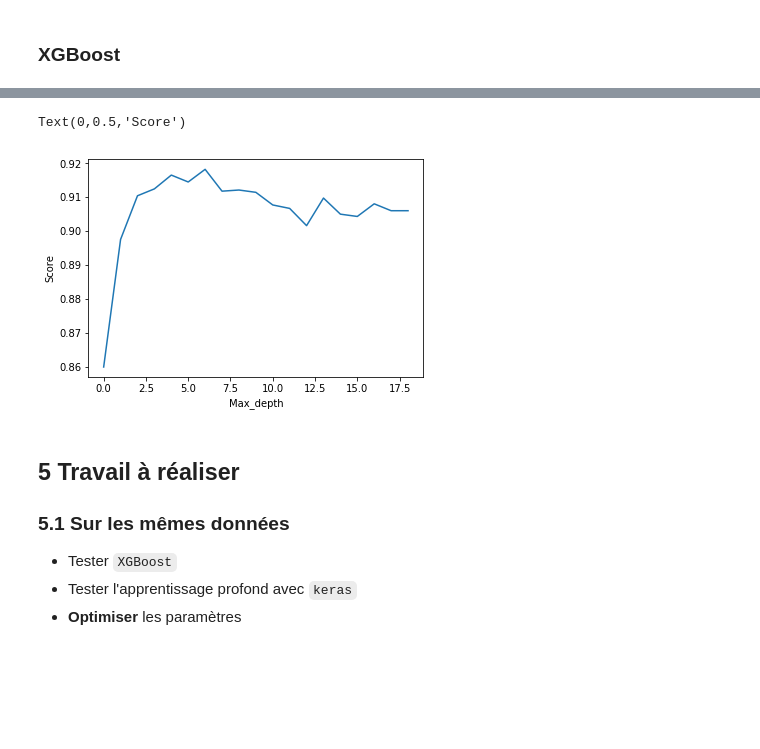
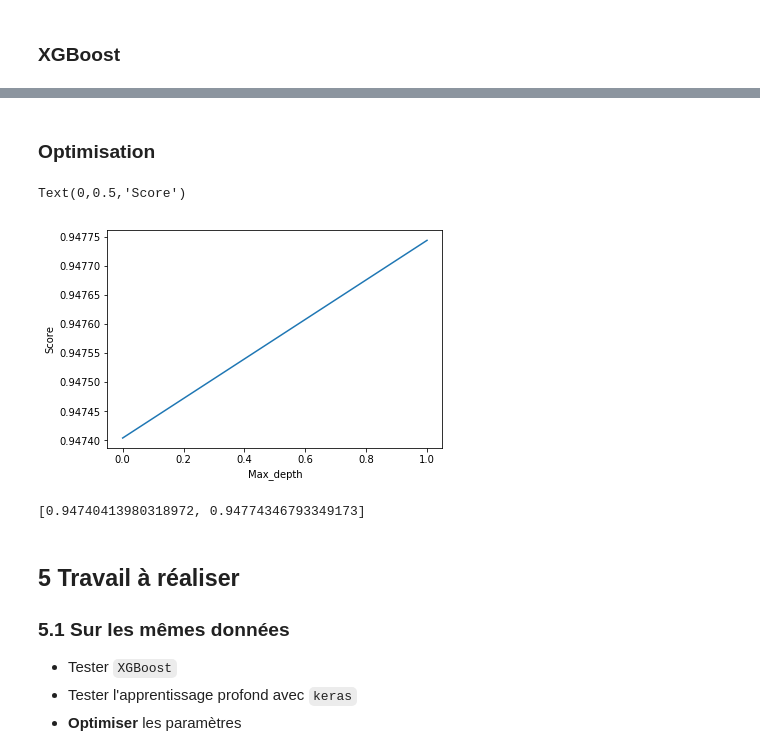
Before and after one commit to CangelosiQ/HAR, a Jupyter notebook: Atelier-HAR-metier-python.ipynb, the cells around one changed output, grey strips where cells are left out. Drawn from its saved outputs; the diff is of its cells as text; code cells hidden in the pictures; blank space fills up the shorter version.

Commit message:
optim xgboost et reglog

```diff
--- a/Atelier-HAR-metier-python.ipynb
+++ b/Atelier-HAR-metier-python.ipynb
@@ -354,17 +345,18 @@ dtest = xgb.DMatrix(Xtest.values,label=ytestd.values)
-# %%
-# specify parameters via map
-param = {'max_depth':15, 'eta':1, 'silent':1, 'objective':'multi:softmax','num_class':6 }
-num_round = 5
-
-ts = time.time()
-method = xgb.train(param, dtrain, num_round)
-#method=xgb.cv(param, dtrain, num_boost_round=10, nfold=10)
-# make prediction
-score = method.eval(dtest)
-score=1-float(str(score)[19:-1])
-ypred = method.predict(dtest)+1
-te = time.time()
-t_total = te-ts
+# %%
+ts = time.time()
+method=xgb.XGBClassifier(max_depth=3,
+              learning_rate=0.1,
+              n_estimators=100,
+              silent=True,
+              objective='multi:softmax',
+              gamma=0,
+              min_child_weight=1,
+              max_delta_step=0)
+method.fit(Xtrain,ytrain)
+score = method.score(Xtest,ytest)
+ypred = method.predict(Xtest)
+te = time.time()
+t_total = te-ts
 # %%
 print("Score : %f, time running : %d secondes" %(score, te-ts))
 pd.DataFrame(confusion_matrix(ytest, ypred), index = LABELS, columns=LABELS)
@@ -379,21 +371,33 @@ Score : 0.904988, time running : 2 secondes
 | LAYING | 0 | 0 | 0 | 0 | 0 | 537 |
+# %% [markdown]
+### Optimisation
 # %%
 num_round = 5
 scores=[]
-for depth in range(1,20):
-    param = {'max_depth':depth, 'eta':1, 'silent':1, 'objective':'multi:softmax','num_class':6 }
-    method = xgb.train(param, dtrain, num_round)
+for p in range(7,10):
+    method=xgb.XGBClassifier(max_depth=3, #best =3
+              learning_rate=0.1,
+              n_estimators=50*p,          #best = 350
+              silent=True,
+              objective='multi:softmax',
+              gamma=0,
+              min_child_weight=1,
+              max_delta_step=0)
+    method.fit(Xtrain,ytrain)
+    scores.append(method.score(Xtest,ytest))
 
-    score = method.eval(dtest)
-    scores.append(1-float(str(score)[19:-1]))
 
 plt.figure()
 plt.plot(scores)
 plt.xlabel('Max_depth')
 plt.ylabel('Score')
 # %% [output]
 Text(0,0.5,'Score')
-[figure, old version]
+[figure, new version]
+# %%
+scores # best is max_depth=3, n_estimators=350 : 0.94774
+# %% [output]
+[0.94740413980318972, 0.94774346793349173]
 # %% [markdown]
 ## 5 Travail à réaliser
 ### 5.1 Sur les mêmes données
```
Also changed, not shown: parts of 5 cells of this notebook.
